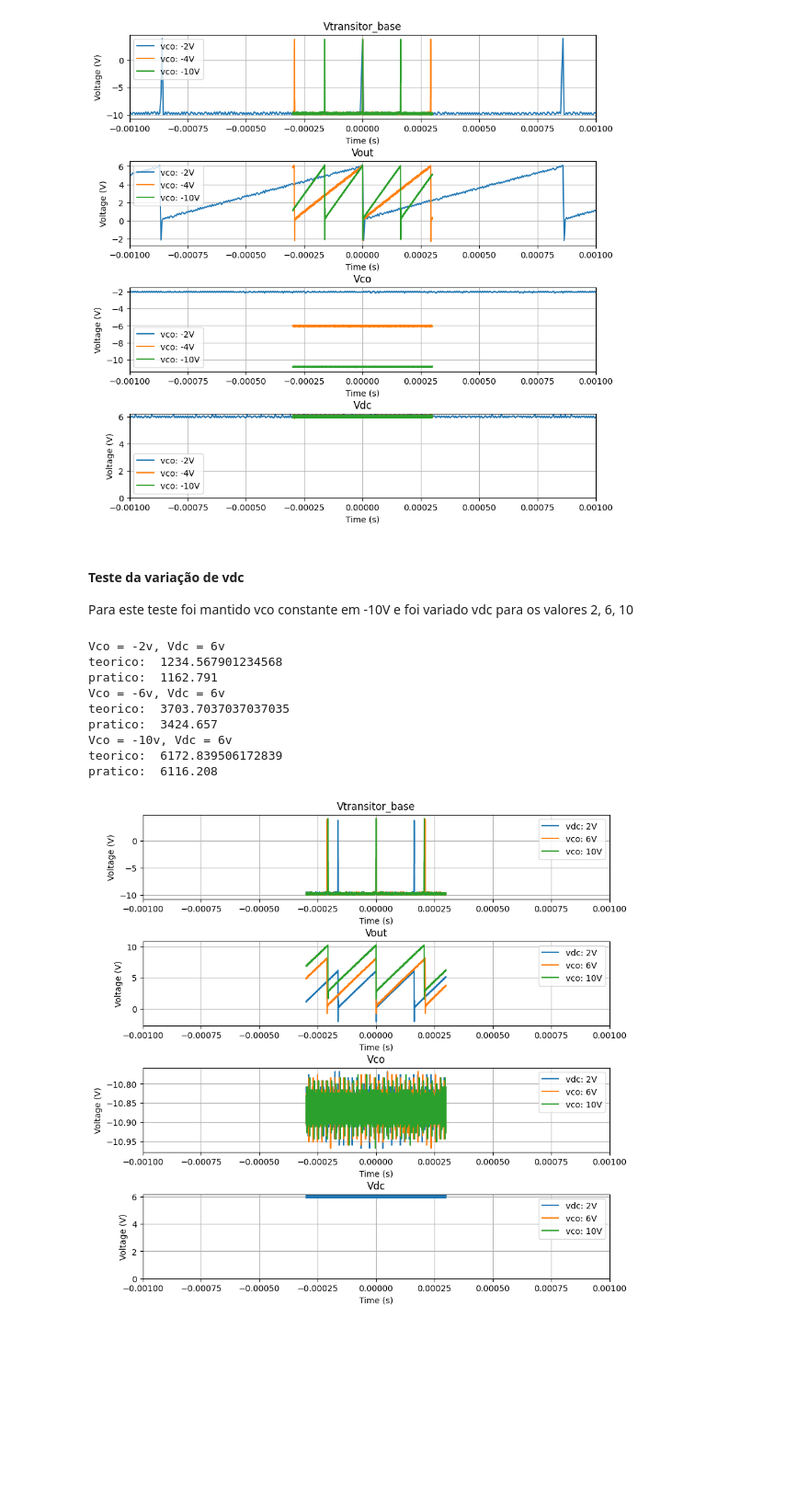
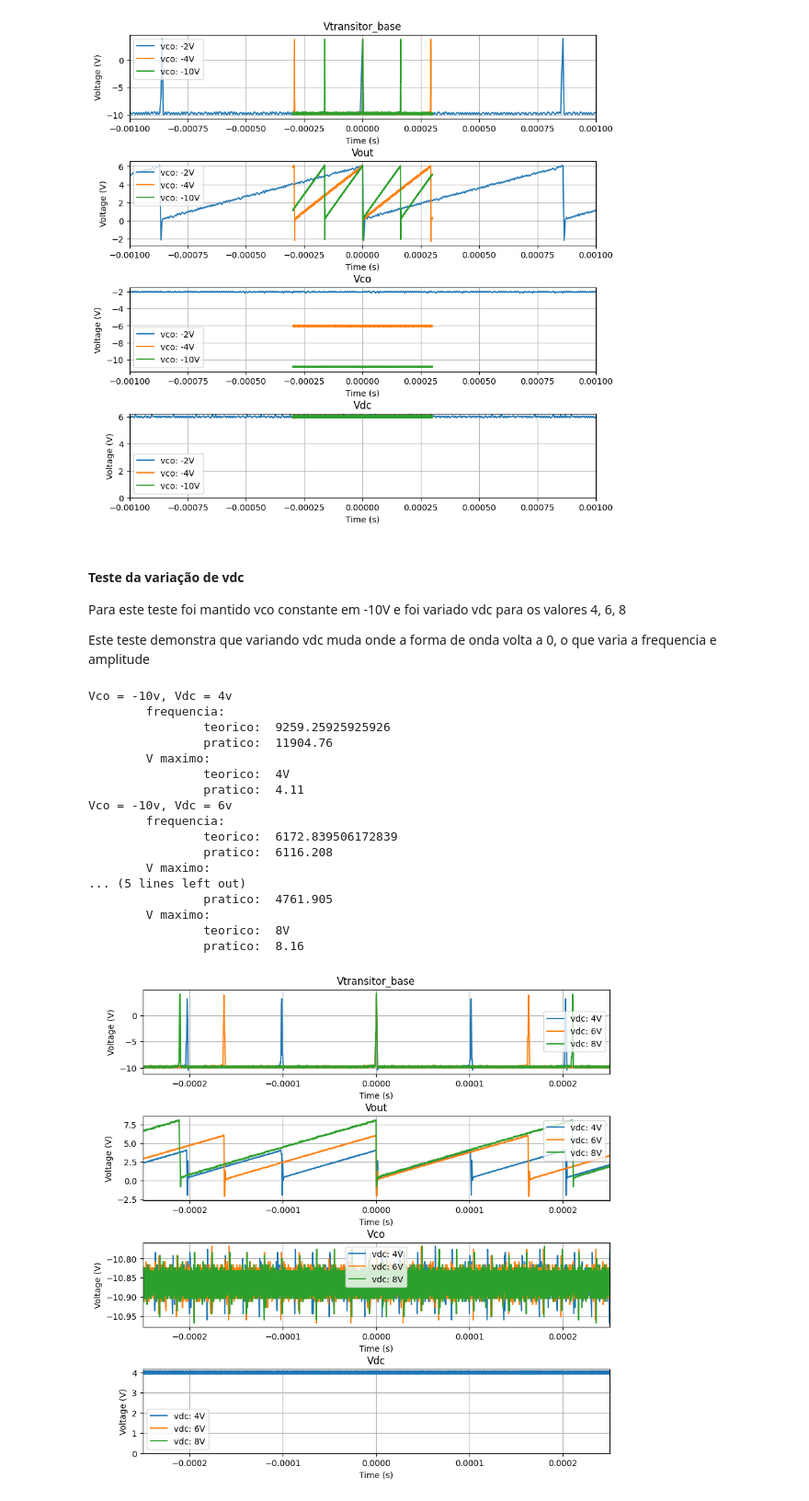
Before and after one commit to JoaoMario109/eletronica-3, a Jupyter notebook: atividade-3/analise.ipynb, the cells around one changed output. Shown at 92% size. Drawn from its saved outputs; the diff is of its cells as text; code cells hidden in the pictures; blank space fills up the shorter version.

```diff
--- a/atividade-3/analise.ipynb
+++ b/atividade-3/analise.ipynb
@@ -268,57 +270,79 @@ pratico:  6116.208
 # %% [markdown]
 #### Teste da variação de vdc
 
-Para este teste foi mantido vco constante em -10V e foi variado vdc para os valores 2, 6, 10
+Para este teste foi mantido vco constante em -10V e foi variado vdc para os valores 4, 6, 8
+
+Este teste demonstra que variando vdc muda onde a forma de onda volta a 0, o que varia a frequencia e amplitude
 # %%
 # Comparing waveforms
-df1 = get_waveforms("vco--10,vdc-6")
-df2 = get_waveforms("vco--10,vdc-8")
-df3 = get_waveforms("vco--10,vdc-10")
+df1 = get_waveforms("vco--10,vdc-4")
+df2 = get_waveforms("vco--10,vdc-6")
+df3 = get_waveforms("vco--10,vdc-8")
 
 # Plot waveforms using subplots
 fig, axs = plt.subplots(4, 1, figsize=(10, 10))
 for i, channel in enumerate(channels):
-	axs[i].plot(df1.index, df1[channel], label='vdc: 6V')
-	axs[i].plot(df2.index, df2[channel], label='vdc: 8V')
-	axs[i].plot(df3.index, df3[channel], label='vdc: 10V')
+	axs[i].plot(df1.index, df1[channel], label='vdc: 4V')
+	axs[i].plot(df2.index, df2[channel], label='vdc: 6V')
+	axs[i].plot(df3.index, df3[channel], label='vdc: 8V')
 	axs[i].set_title(channels_name[channel])
 	axs[i].set_xlabel('Time (s)')
 	axs[i].set_ylabel('Voltage (V)')
 	axs[i].legend()
 	axs[i].grid(True)
 
 	# Increase space between subplots
 	fig.subplots_adjust(hspace=0.5)
 
-	# Limit x axis to values between -0.001 and 0.001
-	axs[i].set_xlim([-0.001, 0.001])
+	# Limit x axis
+	axs[i].set_xlim([-0.00025, 0.00025])
 
 	# Configure scale to plot between min value and max voltage
 	# If min value is greater than 0 plot between 0 and max voltage
 	if df1[channel].min() > 0:
 		axs[i].set_ylim([0, df1[channel].max() + 0.1])
 
-vco_2 = get_all_measurements("vco--10,vdc-6")
-vco_6 = get_all_measurements("vco--10,vdc-")
-vco_10 = get_all_measurements("vco--10,vdc-6")
+vco_4 = get_all_measurements("vco--10,vdc-4")
+vco_6 = get_all_measurements("vco--10,vdc-6")
+vco_8 = get_all_measurements("vco--10,vdc-8")
 
-print("Vco = -2v, Vdc = 6v")
-print("teorico: ", get_theoretical_frequency(-2, 6))
-print("pratico: ", vco_2["CHAN2"]["frequency"])
-print("Vco = -6v, Vdc = 6v")
-print("teorico: ", get_theoretical_frequency(-6, 6))
-print("pratico: ", vco_6["CHAN2"]["frequency"])
+print("Vco = -10v, Vdc = 4v")
+print("	frequencia:")
+print("		teorico: ", get_theoretical_frequency(-10, 4))
+print("		pratico: ", vco_4["CHAN2"]["frequency"])
+print("	V maximo:")
+print("		teorico: ", "4V")
+print("		pratico: ", vco_4["CHAN2"]["vmax"])
 print("Vco = -10v, Vdc = 6v")
-print("teorico: ", get_theoretical_frequency(-10, 6))
-print("pratico: ", vco_10["CHAN2"]["frequency"])
+print("	frequencia:")
+print("		teorico: ", get_theoretical_frequency(-10, 6))
+print("		pratico: ", vco_6["CHAN2"]["frequency"])
+print("	V maximo:")
+print("		teorico: ", "6V")
+print("		pratico: ", vco_6["CHAN2"]["vmax"])
+print("Vco = -10v, Vdc = 8v")
+print("	frequencia:")
+print("		teorico: ", get_theoretical_frequency(-10, 8))
+print("		pratico: ", vco_8["CHAN2"]["frequency"])
+print("	V maximo:")
+print("		teorico: ", "8V")
+print("		pratico: ", vco_8["CHAN2"]["vmax"])
 # %% [output]
-Vco = -2v, Vdc = 6v
-teorico:  1234.567901234568
-pratico:  1162.791
-Vco = -6v, Vdc = 6v
-teorico:  3703.7037037037035
-pratico:  3424.657
+Vco = -10v, Vdc = 4v
+        frequencia:
+                teorico:  9259.25925925926
+                pratico:  11904.76
+        V maximo:
+                teorico:  4V
+                pratico:  4.11
 Vco = -10v, Vdc = 6v
-teorico:  6172.839506172839
-pratico:  6116.208
+        frequencia:
+                teorico:  6172.839506172839
+                pratico:  6116.208
+        V maximo:
+... (5 lines left out)
+                pratico:  4761.905
+        V maximo:
+                teorico:  8V
+                pratico:  8.16
-[figure, old version]
+[figure, new version]
```
Also changed, not shown: parts of 3 cells of this notebook.
